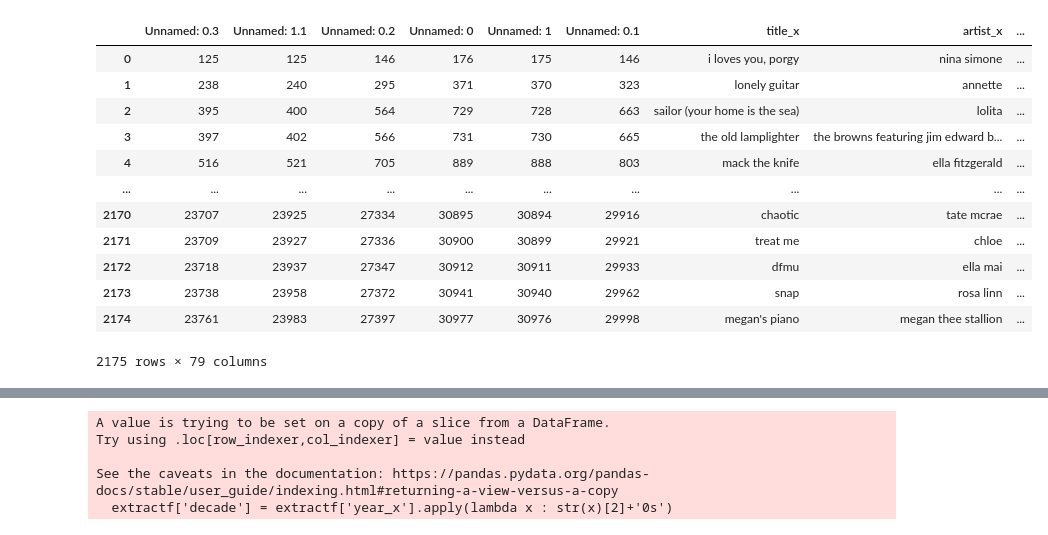
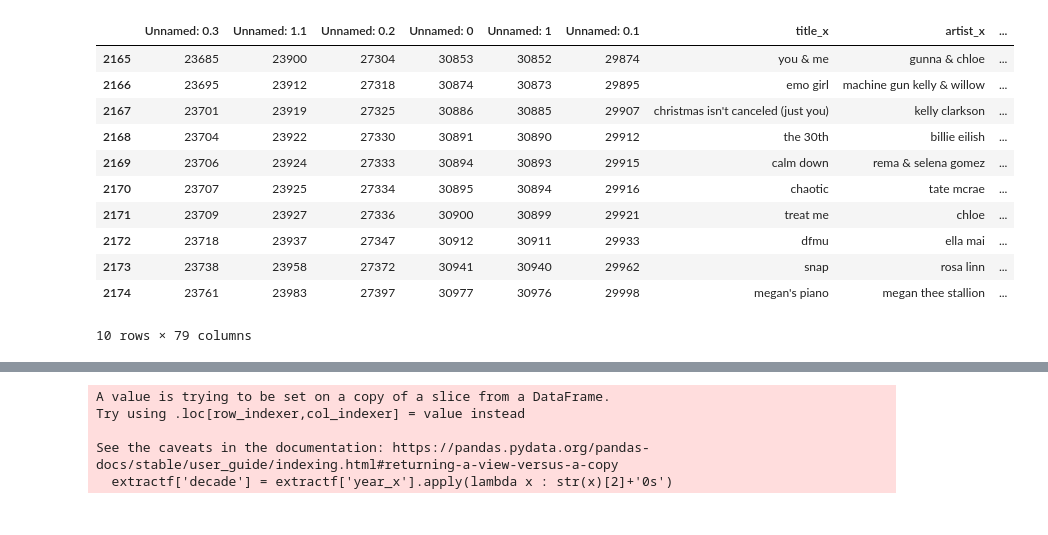
Before and after one commit to JapneetSingh5/HSL384-Project, a Jupyter notebook: female_gender_topic_analysis.ipynb, the cells around one changed output, grey strips where cells are left out. Saved outputs shown, nothing was run; the diff lists cells and outputs as text; code cells hidden in the pictures.

```diff
--- a/female_gender_topic_analysis.ipynb
+++ b/female_gender_topic_analysis.ipynb
@@ -10,16 +25,15 @@ dm['topic_x'] = dm['topic'].apply(lambda x: 'T'+str(x))
 # %%
-df
+df.tail(10)
 # %% [output]
 |  | Unnamed: 0.3 | Unnamed: 1.1 | Unnamed: 0.2 | Unnamed: 0 | Unnamed: 1 | Unnamed: 0.1 | title_x | artist_x | ... |
-| 0 | 125 | 125 | 146 | 176 | 175 | 146 | i loves you, porgy | nina simone | ... |
-| 1 | 238 | 240 | 295 | 371 | 370 | 323 | lonely guitar | annette | ... |
-| 2 | 395 | 400 | 564 | 729 | 728 | 663 | sailor (your home is the sea) | lolita | ... |
-| 3 | 397 | 402 | 566 | 731 | 730 | 665 | the old lamplighter | the browns featuring jim edward b... | ... |
-| 4 | 516 | 521 | 705 | 889 | 888 | 803 | mack the knife | ella fitzgerald | ... |
-| ... | ... | ... | ... | ... | ... | ... | ... | ... | ... |
+| 2165 | 23685 | 23900 | 27304 | 30853 | 30852 | 29874 | you & me | gunna & chloe | ... |
+| 2166 | 23695 | 23912 | 27318 | 30874 | 30873 | 29895 | emo girl | machine gun kelly & willow | ... |
+| 2167 | 23701 | 23919 | 27325 | 30886 | 30885 | 29907 | christmas isn't canceled (just you) | kelly clarkson | ... |
+| 2168 | 23704 | 23922 | 27330 | 30891 | 30890 | 29912 | the 30th | billie eilish | ... |
+| 2169 | 23706 | 23924 | 27333 | 30894 | 30893 | 29915 | calm down | rema & selena gomez | ... |
 | 2170 | 23707 | 23925 | 27334 | 30895 | 30894 | 29916 | chaotic | tate mcrae | ... |
 | 2171 | 23709 | 23927 | 27336 | 30900 | 30899 | 29921 | treat me | chloe | ... |
 | 2172 | 23718 | 23937 | 27347 | 30912 | 30911 | 29933 | dfmu | ella mai | ... |
 | 2173 | 23738 | 23958 | 27372 | 30941 | 30940 | 29962 | snap | rosa linn | ... |
 | 2174 | 23761 | 23983 | 27397 | 30977 | 30976 | 29998 | megan's piano | megan thee stallion | ... |
-2175 rows × 79 columns
+10 rows × 79 columns
```
Also changed, not shown: parts of 2 cells of this notebook.
